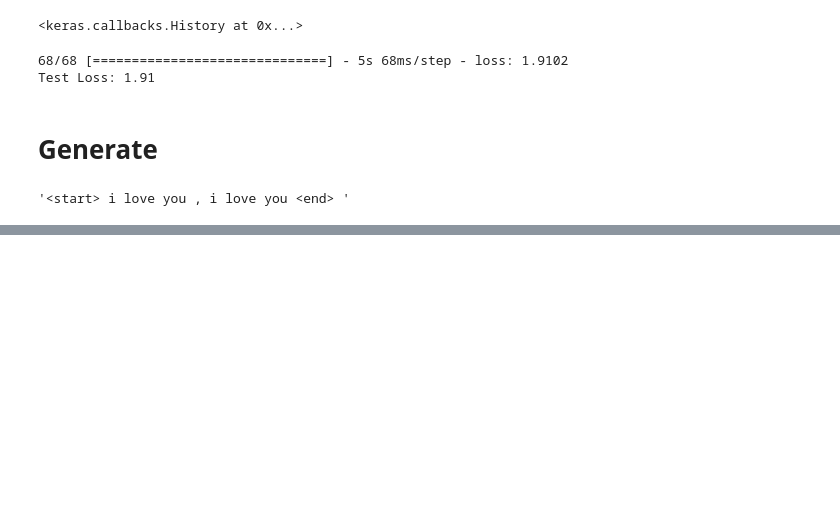
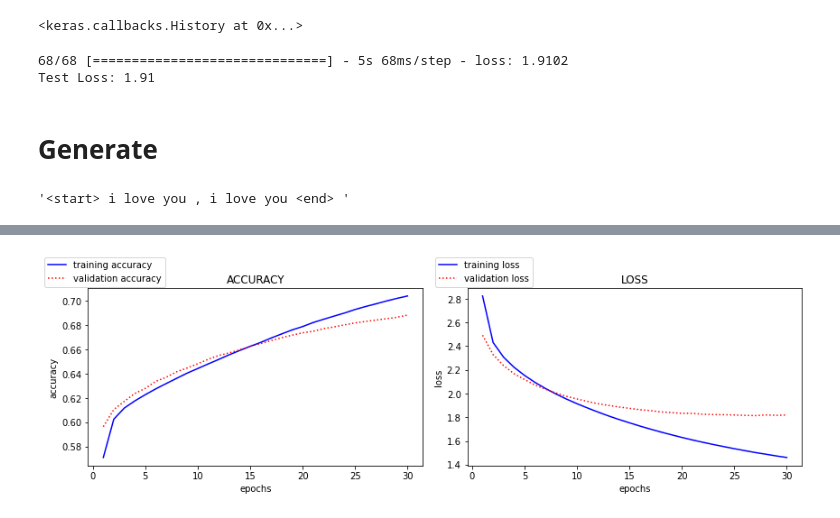
Before and after one commit to jjlee6496/Aiffel, a Jupyter notebook: Exploration/[E-06]_Lyrics_generation.ipynb, the cells around one changed output, grey strips where cells are left out. Drawn from its saved outputs; the diff is of its cells as text; code cells hidden in the pictures; blank space fills up the shorter version.

```diff
--- a/Exploration/[E-06]_Lyrics_generation.ipynb
+++ b/Exploration/[E-06]_Lyrics_generation.ipynb
@@ -236,0 +265,9 @@ generate_text(model, tokenizer, init_sentence="<start> i love", max_len=20)
+# %%
+optimizer = tf.keras.optimizers.Adam(clipvalue=1.0) # Adam은 현재 가장 많이 사용하는 옵티마이저이다. 자세한 내용은 차차 배운다.
+loss = tf.keras.losses.SparseCategoricalCrossentropy( # 훈련 데이터의 라벨이 정수의 형태로 제공될 때 사용하는 손실함수이다.
+    from_logits=True, # 기본값은 False이다. 모델에 의해 생성된 출력 값이 정규화되지 않았음을 손실 함수에 알려준다. 즉 softmax함수가 적용되지 않았다는걸 의미한다.
+    reduction='none'  # 기본값은 SUM이다. 각자 나오는 값의 반환 원할 때 None을 사용한다.
+)
+# 모델을 학습시키키 위한 학습과정을 설정하는 단계이다.
+model2.compile(loss=loss, optimizer=optimizer) # 손실함수와 훈련과정을 설정했다.
+history=model2.fit(train_dataset, epochs=30, validation_data=val_dataset)
@@ -236,0 +292,26 @@ generate_text(model, tokenizer, init_sentence="<start> i love", max_len=20)
+# %%
+import matplotlib.pyplot as plt
+def vis(history,name) :
+    plt.title(f"{name.upper()}")
+    plt.xlabel('epochs')
+    plt.ylabel(f"{name.lower()}")
+    value = history.history.get(name)
+    val_value = history.history.get(f"val_{name}",None)
+    epochs = range(1, len(value)+1)
+    plt.plot(epochs, value, 'b-', label=f'training {name}')
+    if val_value is not None :
+        plt.plot(epochs, val_value, 'r:', label=f'validation {name}')
+    plt.legend(loc='upper center', bbox_to_anchor=(0.05, 1.2) , fontsize=10 , ncol=1)
+
+def plot_history(history) :
+    key_value = list(set([i.split("val_")[-1] for i in list(history.history.keys())]))
+    plt.figure(figsize=(12, 4))
+    for idx , key in enumerate(key_value) :
+        plt.subplot(1, len(key_value), idx+1)
+        vis(history, key)
+    plt.tight_layout()
+    plt.show()
+# %%
+plot_history(history)
+# %% [output]
+[figure, added]
```
Also changed, not shown: parts of 5 cells of this notebook.
